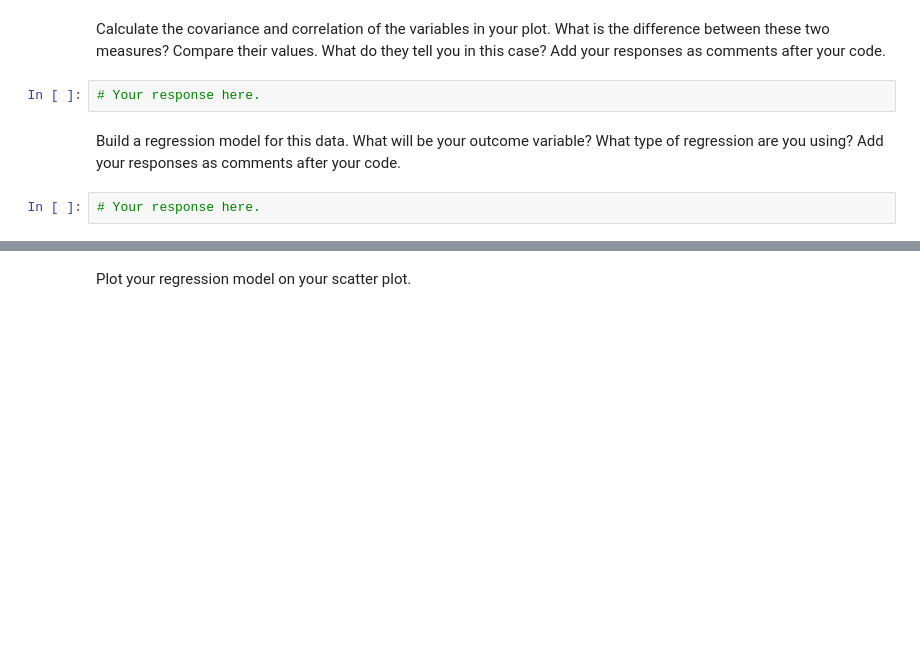
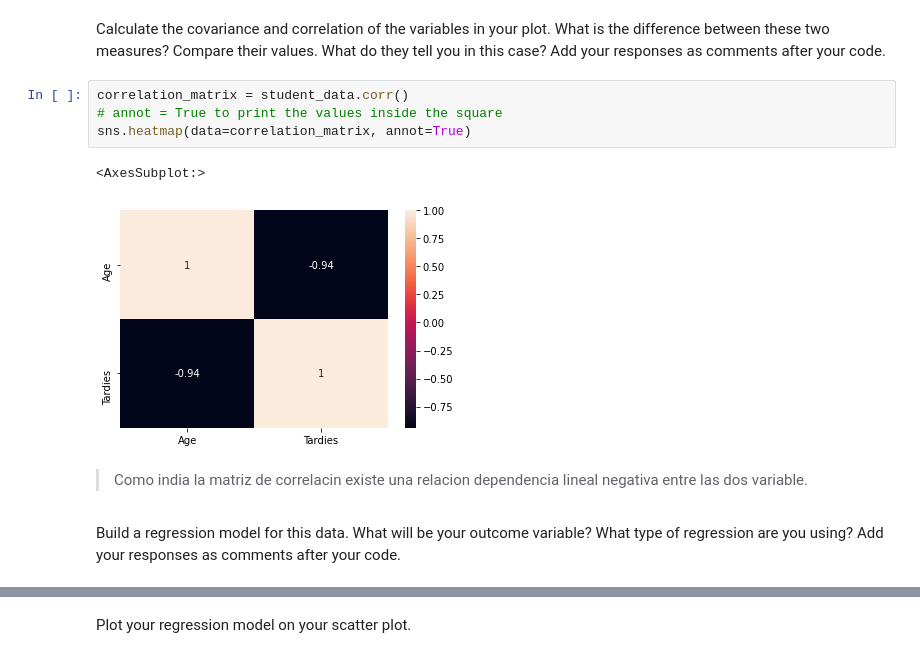
Before and after one commit to Ironhack-Data-Madrid-Enero-2021/lab-regression-analysis, a Jupyter notebook: your-code.ipynb, the cells around one changed output, grey strips where cells are left out. Saved outputs shown, nothing was run; the diff lists cells and outputs as text; blank space fills up the shorter version.

```diff
--- a/your-code.ipynb
+++ b/your-code.ipynb
@@ -49,8 +67,13 @@ Do you see a trend? Can you make any hypotheses about the relationship between a
 # %% [markdown]
 Calculate the covariance and correlation of the variables in your plot. What is the difference between these two measures? Compare their values. What do they tell you in this case? Add your responses as comments after your code.
-# %%
-# Your response here.
+# %%
+correlation_matrix = student_data.corr()
+# annot = True to print the values inside the square
+sns.heatmap(data=correlation_matrix, annot=True)
+# %% [output]
+<AxesSubplot:>
+[figure, added]
+# %% [markdown]
+> Como india la matriz de correlacin existe una relacion dependencia lineal negativa entre las dos variable.
 # %% [markdown]
 Build a regression model for this data. What will be your outcome variable? What type of regression are you using? Add your responses as comments after your code.
-# %%
-# Your response here.
```
Also changed, not shown: parts of 12 cells of this notebook.
